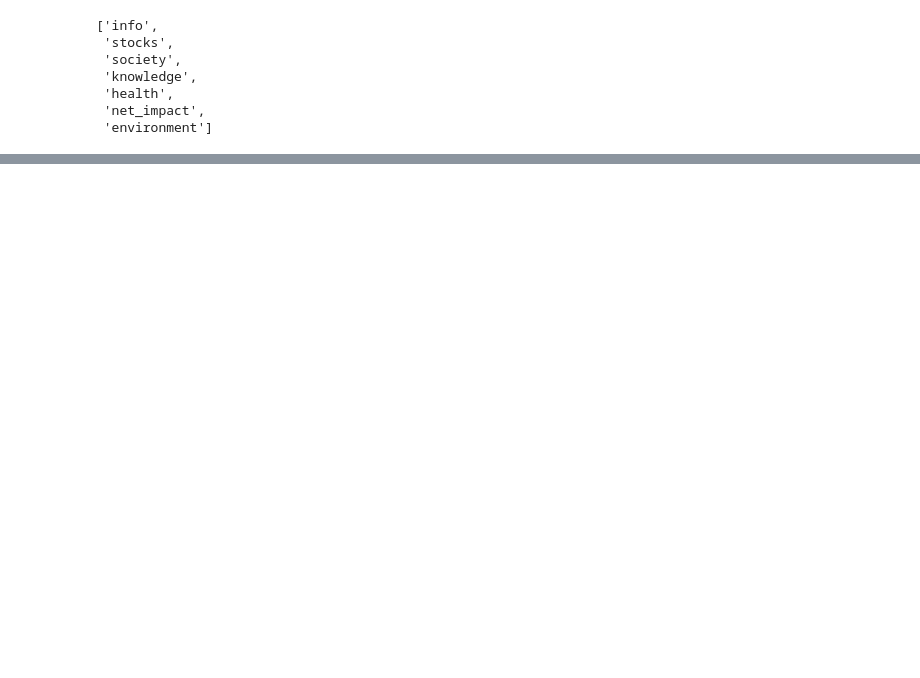
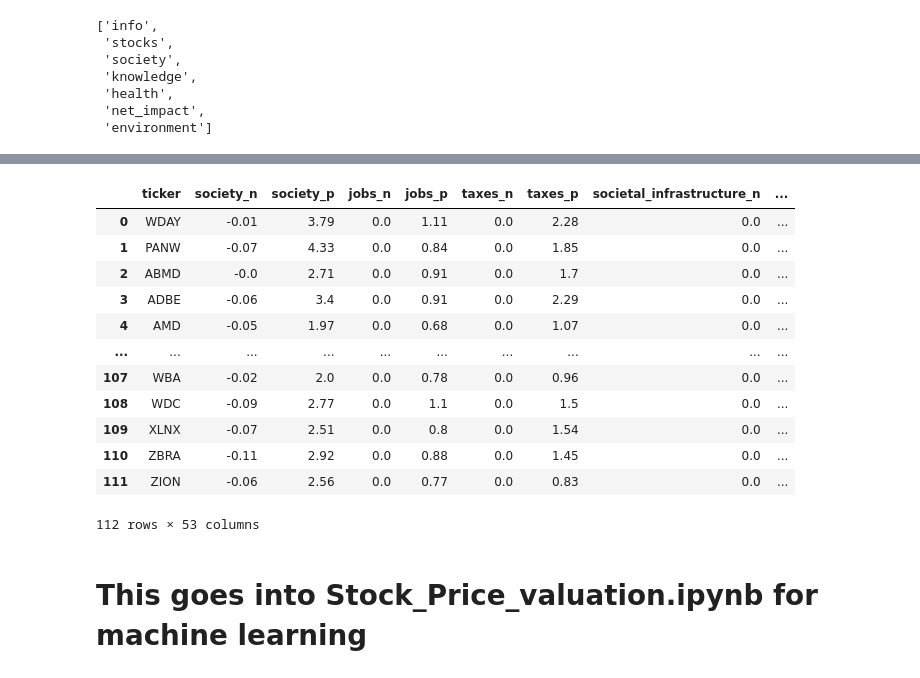
Before and after one commit to sucharita1/ESG_investing_analysis, a Jupyter notebook: Connect_Database.ipynb, the cells around one changed output, grey strips where cells are left out. Drawn from its saved outputs; the diff is of its cells as text; code cells hidden in the pictures; blank space fills up the shorter version.

```diff
--- a/Connect_Database.ipynb
+++ b/Connect_Database.ipynb
@@ -114,0 +70,4 @@ for record in data:
+# %%
+# Query knowledge records in the the Database
+knowledge_df = pd.read_sql("SELECT * FROM knowledge", conn)
+knowledge_df
@@ -114,0 +88,4 @@ for record in data:
+# %%
+# Query knowledge records in the the Database
+net_impact_df = pd.read_sql("SELECT * FROM net_impact", conn)
+net_impact_df
@@ -114,0 +106,4 @@ for record in data:
+# %%
+# Query knowledge records in the the Database
+environment_df = pd.read_sql("SELECT * FROM environment", conn)
+environment_df
@@ -114,0 +124,25 @@ for record in data:
+# %%
+# compile the list of dataframes you want to merge
+
+society_df, environment_df, net_impact_df, health_df, knowledge_df
+merged_df1 = pd.merge(society_df, environment_df, on="ticker")
+merged_df2 = pd.merge(net_impact_df, health_df, on="ticker")
+merged_df3 = pd.merge(merged_df1, merged_df2, on="ticker")
+Stocks_with_ESG = pd.merge(merged_df3, knowledge_df, on="ticker")
+Stocks_with_ESG
+# %% [output]
+|  | ticker | society_n | society_p | jobs_n | jobs_p | taxes_n | taxes_p | societal_infrastructure_n | ... |
+| 0 | WDAY | -0.01 | 3.79 | 0.0 | 1.11 | 0.0 | 2.28 | 0.0 | ... |
+| 1 | PANW | -0.07 | 4.33 | 0.0 | 0.84 | 0.0 | 1.85 | 0.0 | ... |
+| 2 | ABMD | -0.0 | 2.71 | 0.0 | 0.91 | 0.0 | 1.7 | 0.0 | ... |
+| 3 | ADBE | -0.06 | 3.4 | 0.0 | 0.91 | 0.0 | 2.29 | 0.0 | ... |
+| 4 | AMD | -0.05 | 1.97 | 0.0 | 0.68 | 0.0 | 1.07 | 0.0 | ... |
+| ... | ... | ... | ... | ... | ... | ... | ... | ... | ... |
+| 107 | WBA | -0.02 | 2.0 | 0.0 | 0.78 | 0.0 | 0.96 | 0.0 | ... |
+| 108 | WDC | -0.09 | 2.77 | 0.0 | 1.1 | 0.0 | 1.5 | 0.0 | ... |
+| 109 | XLNX | -0.07 | 2.51 | 0.0 | 0.8 | 0.0 | 1.54 | 0.0 | ... |
+| 110 | ZBRA | -0.11 | 2.92 | 0.0 | 0.88 | 0.0 | 1.45 | 0.0 | ... |
+| 111 | ZION | -0.06 | 2.56 | 0.0 | 0.77 | 0.0 | 0.83 | 0.0 | ... |
+112 rows × 53 columns
+# %% [markdown]
+# This goes into Stock_Price_valuation.ipynb for machine learning
```
Also changed, not shown: parts of 12 cells of this notebook, 1 other file.
